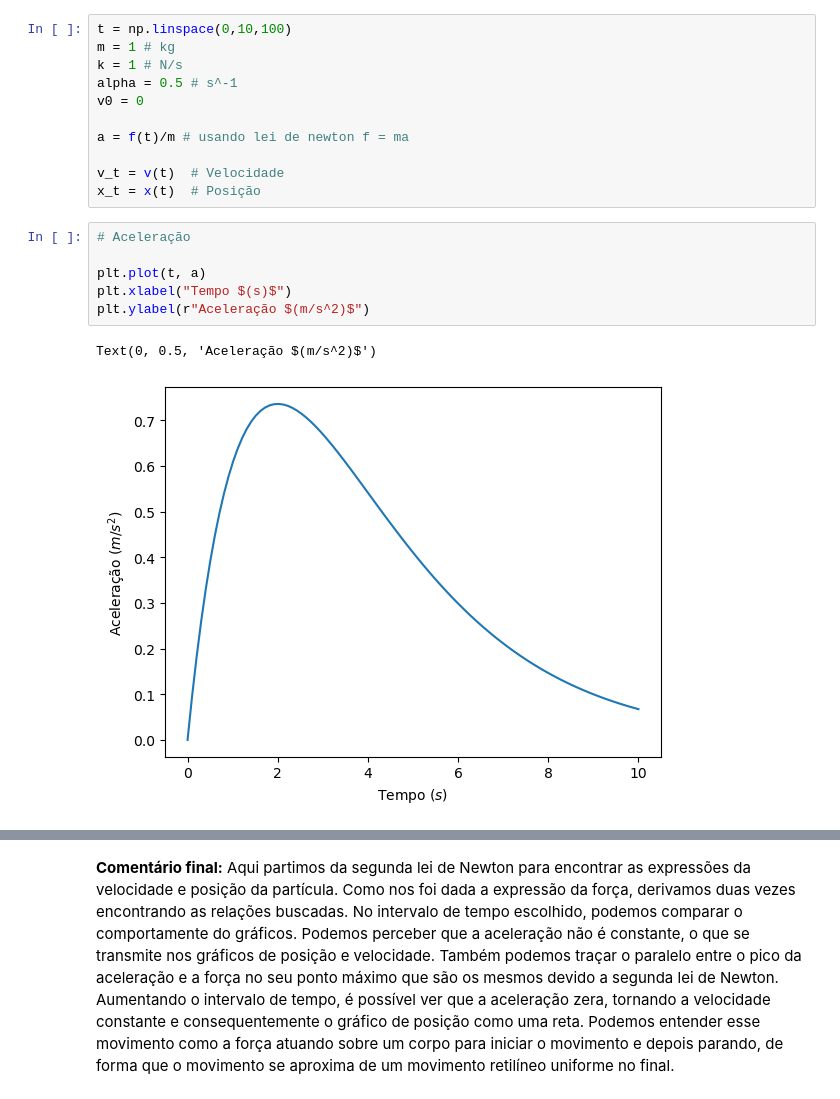
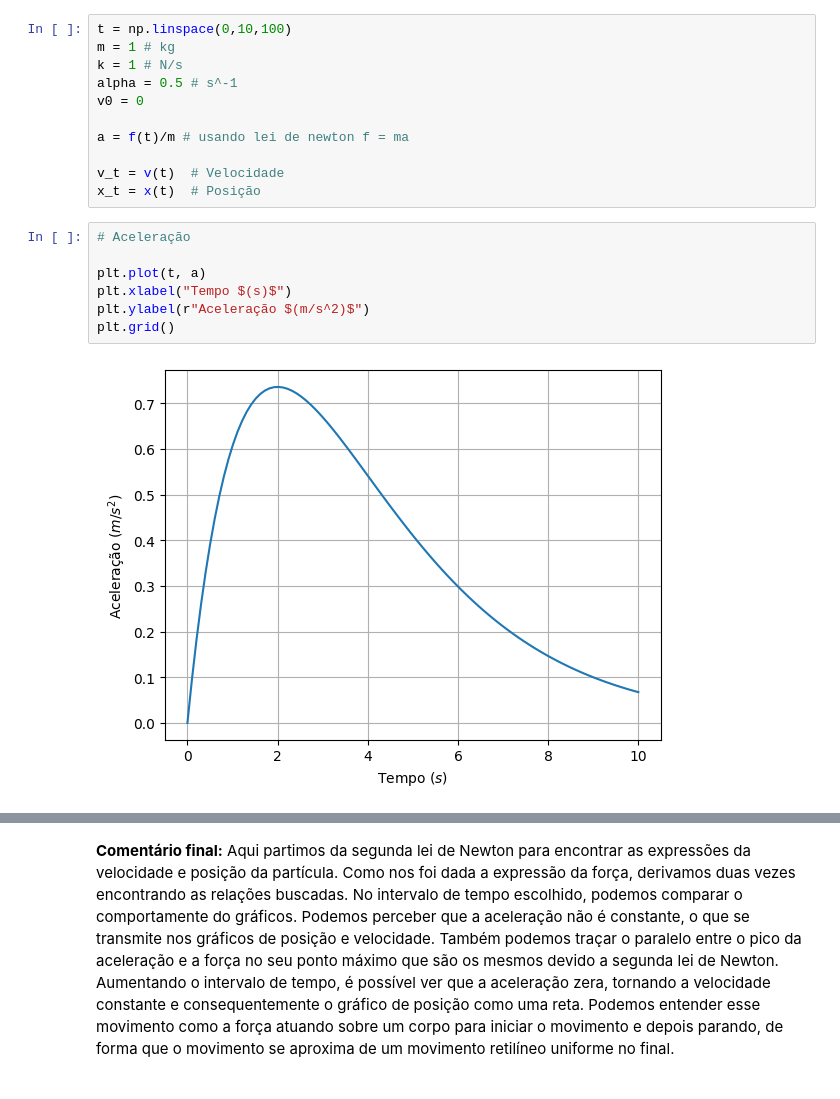
Before and after one commit to ylaksl/lista_num_mecanica, a Jupyter notebook: Problemas numericos_mec classica.ipynb, the cells around one changed output, grey strips where cells are left out. Cells and saved outputs as stored; diff of their text form.

```diff
--- a/Problemas numericos_mec classica.ipynb
+++ b/Problemas numericos_mec classica.ipynb
@@ -126,12 +130,12 @@ x_t = x(t)  # Posição
 # %%
 # Aceleração
 
 plt.plot(t, a)
 plt.xlabel("Tempo $(s)$")
 plt.ylabel(r"Aceleração $(m/s^2)$")
+plt.grid()
 # %% [output]
-Text(0, 0.5, 'Aceleração $(m/s^2)$')
-[figure, old version]
+[figure, new version]
 # %%
 # Velocidade
 
```
Also changed, not shown: parts of 33 cells of this notebook.
